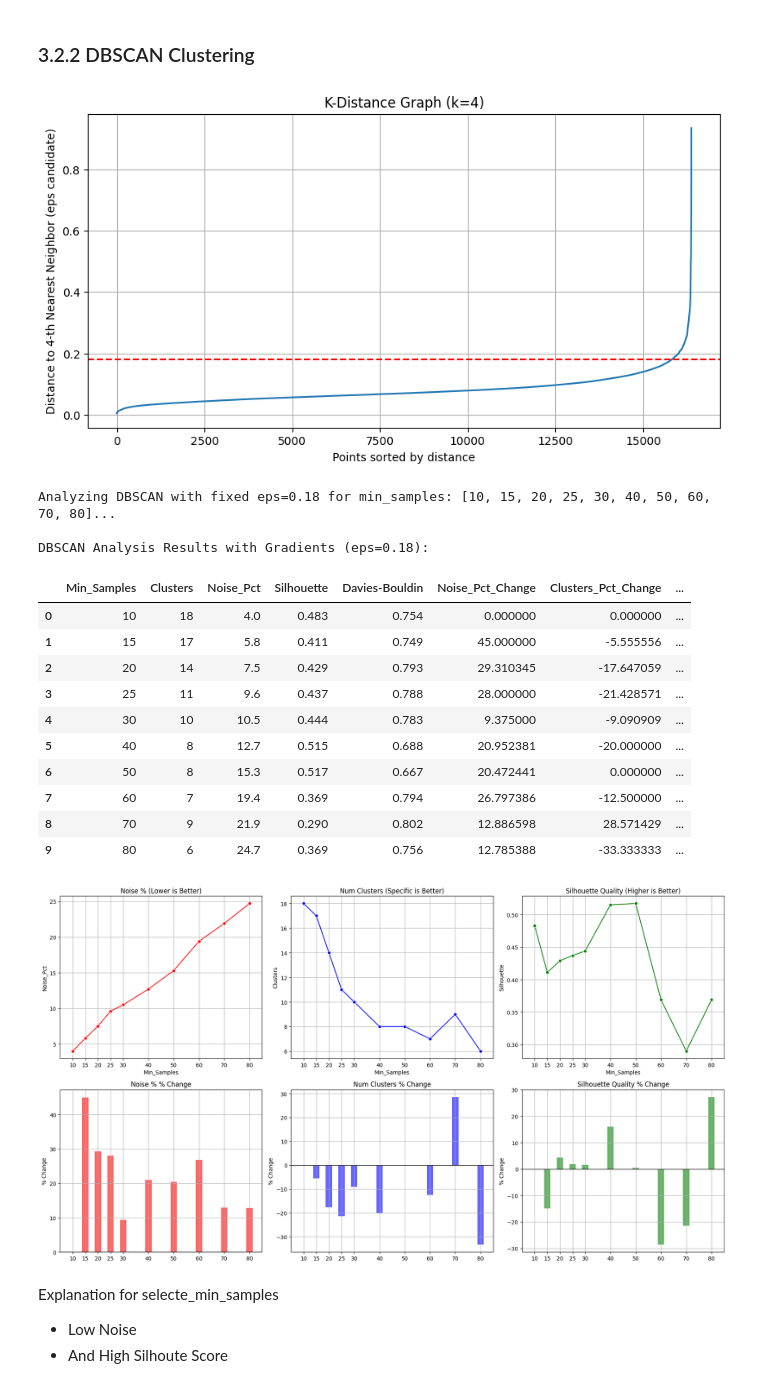
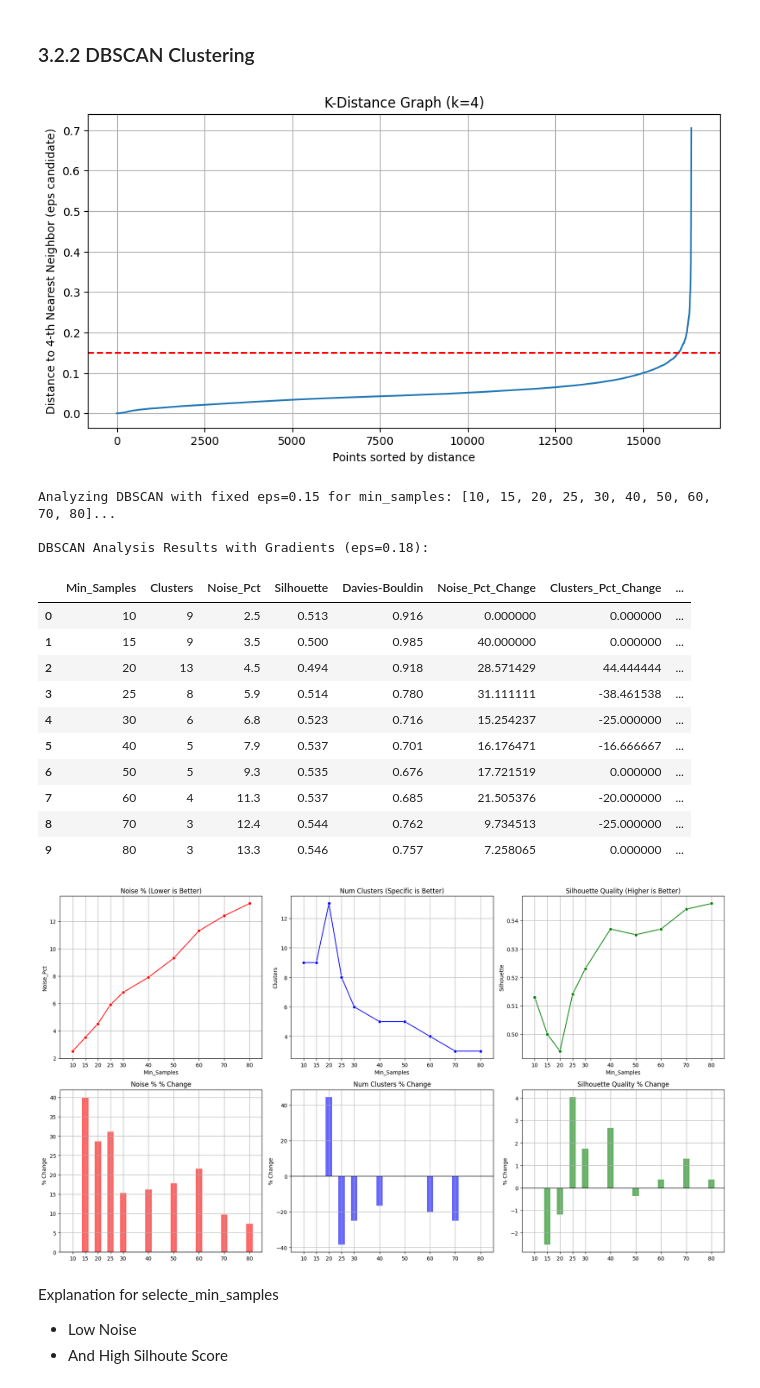
Before and after one commit to Mehmet1700/DataMining2025, a Jupyter notebook: notebooks_deliverable2/01_Clustering_Value_Based_updated.ipynb, the cells around one changed output. Cells and saved outputs as stored; diff of their text form; code cells hidden in the pictures.

```diff
--- a/notebooks_deliverable2/01_Clustering_Value_Based_updated.ipynb
+++ b/notebooks_deliverable2/01_Clustering_Value_Based_updated.ipynb
@@ -148,13 +135,9 @@ We will use the following features for Clustering from Value Based Perspective:
 value_based_features = [
     'Customer Lifetime Value',
     'Income',
-    'total_flights',
-    'total_distance',
-    'average_distance_per_flight',
     'total_points_accumulated',
     'total_cost_redeemed',
     'points_redemption_ratio',
-    'IsActive',
     'EnrollmentType_Standard',
     'LoyaltyStatus_Nova',
     'LoyaltyStatus_Star'
@@ -227,12 +203,12 @@ We can identify highly correlated features. total_distance is highly correlated
 # %%
 # Delete the features average_distance_per_flight and total_points_accumulated
-df_value_based = df_value_based.drop(columns=['average_distance_per_flight', 'total_points_accumulated'])
-df_value_based.head()
+#df_value_based = df_value_based.drop(columns=['average_distance_per_flight', 'total_points_accumulated'])
+#df_value_based.head()
 
 
 # Delete them from value_based_features list
-value_based_features.remove('average_distance_per_flight')
-value_based_features.remove('total_points_accumulated')
+#value_based_features.remove('average_distance_per_flight')
+#value_based_features.remove('total_points_accumulated')
 # %% [markdown]
 # 3 Value Based Clustering
 # %% [markdown]
@@ -651,7 +629,7 @@ def plot_k_distance(data, k=4):
     plt.xlabel("Points sorted by distance")
 
     # Plot knee point (optional)
-    plt.axhline(y=0.18, color='r', linestyle='--', label='Potential eps (elbow)')
+    plt.axhline(y=0.15, color='r', linestyle='--', label='Potential eps (elbow)')
 
 
     plt.grid(True)
@@ -661,7 +639,7 @@ def plot_k_distance(data, k=4):
 # Look for the point of maximum curvature (the "knee")
 plot_k_distance(df_value_based, k=4)
 # %% [output]
-[figure, old version]
+[figure, new version]
 # %%
 # --- DBSCAN Analysis (Fixed Eps, Variable Min_Samples) ---
 
@@ -711,7 +689,7 @@ def analyze_dbscan_min_samples(data, fixed_eps=0.18, ms_range=[5, 10, 15, 20, 25
 
 # --- EXECUTE ANALYSIS ---
 # Using your fixed eps=0.18
-db_metrics_df = analyze_dbscan_min_samples(df_value_based, fixed_eps=0.18, ms_range=[10, 15, 20, 25, 30, 40, 50, 60, 70, 80])
+db_metrics_df = analyze_dbscan_min_samples(df_value_based, fixed_eps=0.15, ms_range=[10, 15, 20, 25, 30, 40, 50, 60, 70, 80])
 
 # --- CALCULATE GRADIENTS (Derivatives) ---
 # We use fillna(0) to handle the first row having no previous value
@@ -745,45 +723,45 @@ if not db_metrics_df.empty:
         sns.lineplot(data=db_metrics_df, x='Min_Samples', y=metric_col, marker='o', ax=axes[0, col_idx], color=color)
         axes[0, col_idx].set_title(f'{title_base} ({better} is Better)')
         axes[0, col_idx].grid(True)
         axes[0, col_idx].set_xticks(db_metrics_df['Min_Samples'])
         axes[0, col_idx].set_xlim(x_min, x_max)
 
         # Bottom: Gradient (Bar) - Using plt.bar for numeric alignment
         axes[1, col_idx].bar(db_metrics_df['Min_Samples'], db_metrics_df[change_col], color=color, alpha=0.6, width=bar_width)
         axes[1, col_idx].set_title(f'{title_base} % Change')
         axes[1, col_idx].set_ylabel('% Change')
         axes[1, col_idx].axhline(0, color='black', linewidth=1)
         axes[1, col_idx].grid(True)
         axes[1, col_idx].set_xticks(db_metrics_df['Min_Samples'])
         axes[1, col_idx].set_xlim(x_min, x_max)
 
     # 1. Noise Percentage (Red - Critical for DBSCAN)
     plot_dbscan_pair(0, 'Noise_Pct', 'Noise_Pct_Change', 'Noise %', 'red', better='Lower')
 
     # 2. Number of Clusters (Blue)
     plot_dbscan_pair(1, 'Clusters', 'Clusters_Pct_Change', 'Num Clusters', 'blue', better='Specific')
 
     # 3. Silhouette (Green)
     plot_dbscan_pair(2, 'Silhouette', 'Sil_Pct_Change', 'Silhouette Quality', 'green', better='Higher')
 
     plt.tight_layout()
     plt.show()
 # %% [output]
-Analyzing DBSCAN with fixed eps=0.18 for min_samples: [10, 15, 20, 25, 30, 40, 50, 60, 70, 80]...
+Analyzing DBSCAN with fixed eps=0.15 for min_samples: [10, 15, 20, 25, 30, 40, 50, 60, 70, 80]...
 
 DBSCAN Analysis Results with Gradients (eps=0.18):
 |  | Min_Samples | Clusters | Noise_Pct | Silhouette | Davies-Bouldin | Noise_Pct_Change | Clusters_Pct_Change | ... |
-| 0 | 10 | 18 | 4.0 | 0.483 | 0.754 | 0.000000 | 0.000000 | ... |
-| 1 | 15 | 17 | 5.8 | 0.411 | 0.749 | 45.000000 | -5.555556 | ... |
-| 2 | 20 | 14 | 7.5 | 0.429 | 0.793 | 29.310345 | -17.647059 | ... |
-| 3 | 25 | 11 | 9.6 | 0.437 | 0.788 | 28.000000 | -21.428571 | ... |
-| 4 | 30 | 10 | 10.5 | 0.444 | 0.783 | 9.375000 | -9.090909 | ... |
-| 5 | 40 | 8 | 12.7 | 0.515 | 0.688 | 20.952381 | -20.000000 | ... |
-| 6 | 50 | 8 | 15.3 | 0.517 | 0.667 | 20.472441 | 0.000000 | ... |
-| 7 | 60 | 7 | 19.4 | 0.369 | 0.794 | 26.797386 | -12.500000 | ... |
-| 8 | 70 | 9 | 21.9 | 0.290 | 0.802 | 12.886598 | 28.571429 | ... |
-| 9 | 80 | 6 | 24.7 | 0.369 | 0.756 | 12.785388 | -33.333333 | ... |
+| 0 | 10 | 9 | 2.5 | 0.513 | 0.916 | 0.000000 | 0.000000 | ... |
+| 1 | 15 | 9 | 3.5 | 0.500 | 0.985 | 40.000000 | 0.000000 | ... |
+| 2 | 20 | 13 | 4.5 | 0.494 | 0.918 | 28.571429 | 44.444444 | ... |
+| 3 | 25 | 8 | 5.9 | 0.514 | 0.780 | 31.111111 | -38.461538 | ... |
+| 4 | 30 | 6 | 6.8 | 0.523 | 0.716 | 15.254237 | -25.000000 | ... |
+| 5 | 40 | 5 | 7.9 | 0.537 | 0.701 | 16.176471 | -16.666667 | ... |
+| 6 | 50 | 5 | 9.3 | 0.535 | 0.676 | 17.721519 | 0.000000 | ... |
+| 7 | 60 | 4 | 11.3 | 0.537 | 0.685 | 21.505376 | -20.000000 | ... |
+| 8 | 70 | 3 | 12.4 | 0.544 | 0.762 | 9.734513 | -25.000000 | ... |
+| 9 | 80 | 3 | 13.3 | 0.546 | 0.757 | 7.258065 | 0.000000 | ... |
-[figure, old version]
+[figure, new version]
 # %% [markdown]
 Explanation for selecte_min_samples
 
```
Also changed, not shown: parts of 18 cells of this notebook, 3 other files.
